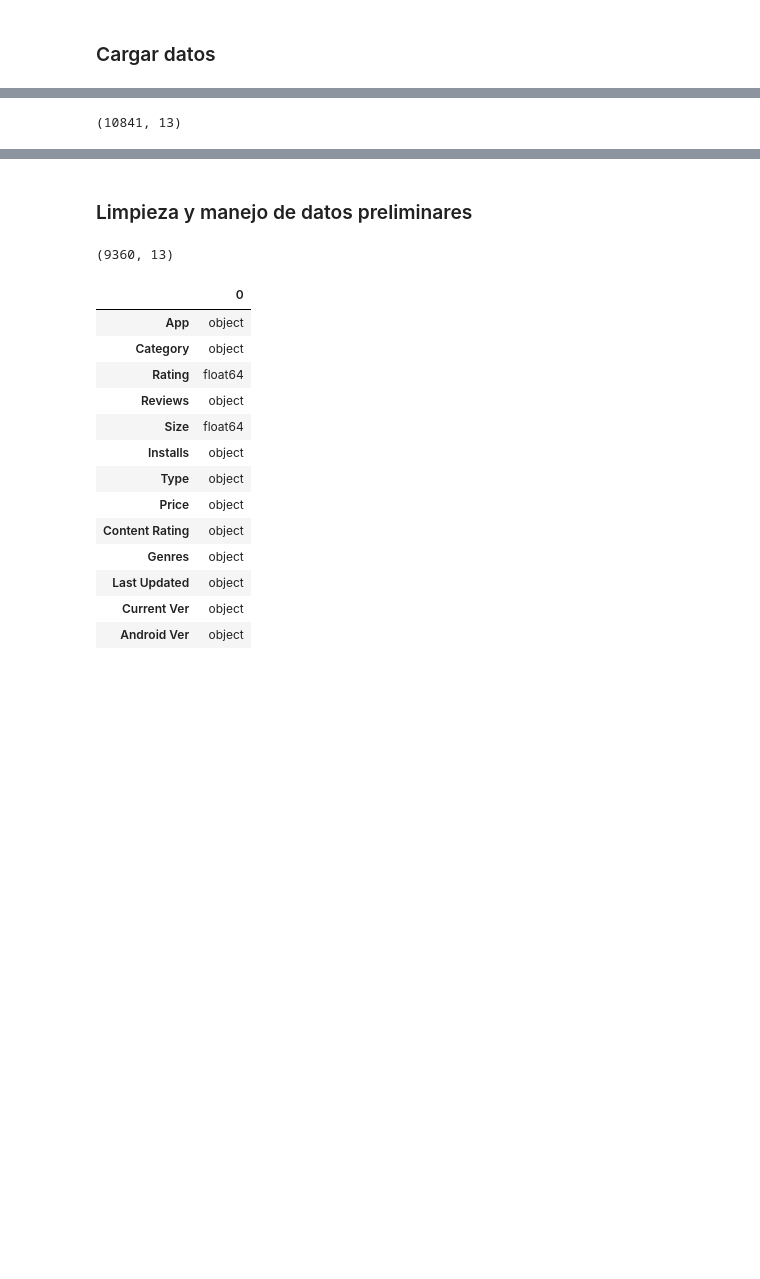
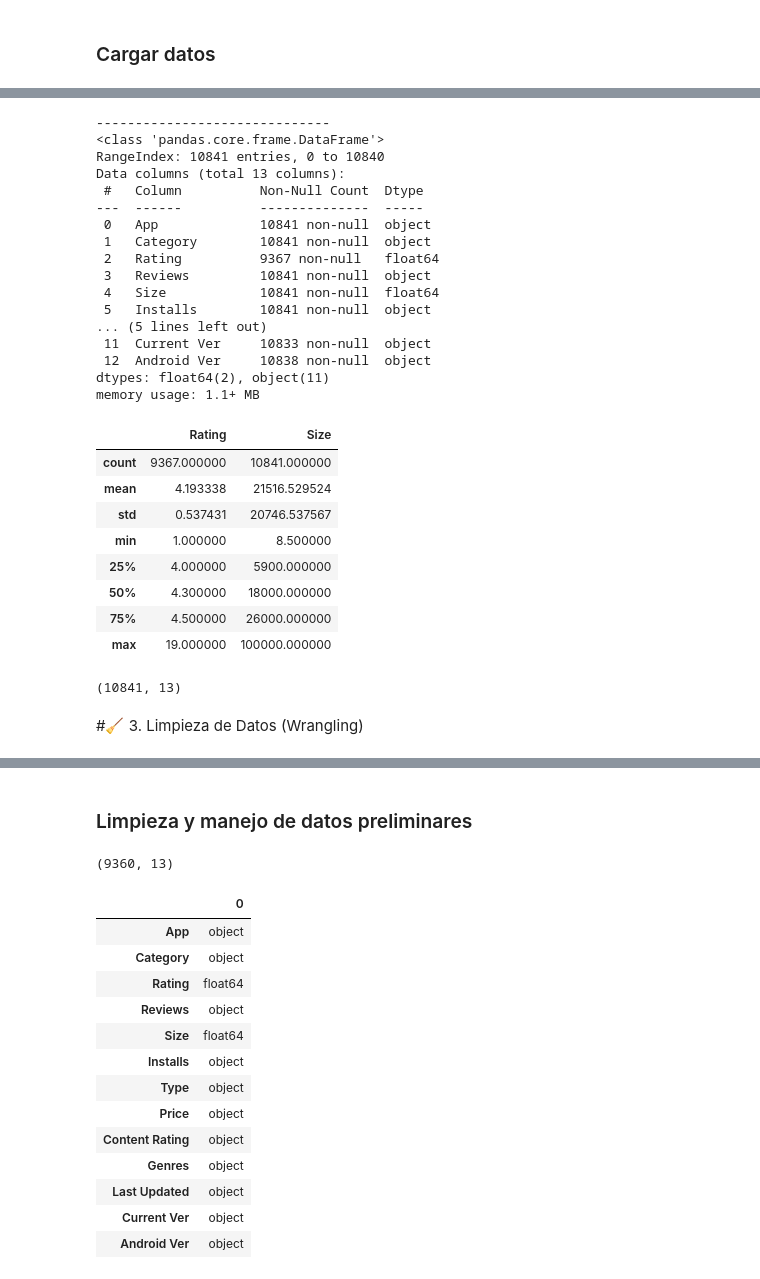
Before and after one commit to Alexander-Luna/Modulo2UIDE, a Jupyter notebook: Week1/P_1_G6.ipynb, the cells around one changed output, grey strips where cells are left out. Drawn from its saved outputs; the diff is of its cells as text; code cells hidden in the pictures; blank space fills up the shorter version.

```diff
--- a/Week1/P_1_G6.ipynb
+++ b/Week1/P_1_G6.ipynb
@@ -85,8 +89,13 @@ googleplaystore_v2. 100%[===================>]   1.31M  --.-KB/s    in 0.008s
 # %% [markdown]
 ### Cargar datos
 # %%
-# URL formato 'raw'
+
+# 🔗 Configuración de la fuente de datos (GitHub Raw)
 url = 'https://raw.githubusercontent.com/Alexander-Luna/Modulo2UIDE/main/Week1/googleplaystore_v2.csv'
+
+# 📥 Carga del dataset
+data = pd.read_csv(url)
+print("✅ Dataset cargado correctamente.")
 
 # Lectura del DataFrame
 data = pd.read_csv(url)
@@ -122,0 +128,13 @@ data.tail()
+# %%
+data.tail()
+
+# 📑 Visualización de los primeros registros
+display(data.head(5))
+
+# 📊 Resumen técnico del DataFrame (Nulos y Tipos de Datos)
+print("-" * 30)
+data.info()
+
+# 📈 Estadísticas rápidas para variables numéricas
+data.describe()
+# %% [output]
@@ -123,4 +147,32 @@ data.tail()
+------------------------------
+<class 'pandas.core.frame.DataFrame'>
+RangeIndex: 10841 entries, 0 to 10840
+Data columns (total 13 columns):
+ #   Column          Non-Null Count  Dtype
+---  ------          --------------  -----
+ 0   App             10841 non-null  object
+ 1   Category        10841 non-null  object
+ 2   Rating          9367 non-null   float64
+ 3   Reviews         10841 non-null  object
+ 4   Size            10841 non-null  float64
+ 5   Installs        10841 non-null  object
+... (5 lines left out)
+ 11  Current Ver     10833 non-null  object
+ 12  Android Ver     10838 non-null  object
+dtypes: float64(2), object(11)
+memory usage: 1.1+ MB
+|  | Rating | Size |
+| count | 9367.000000 | 10841.000000 |
+| mean | 4.193338 | 21516.529524 |
+| std | 0.537431 | 20746.537567 |
+| min | 1.000000 | 8.500000 |
+| 25% | 4.000000 | 5900.000000 |
+| 50% | 4.300000 | 18000.000000 |
+| 75% | 4.500000 | 26000.000000 |
+| max | 19.000000 | 100000.000000 |
 # %%
 data.shape
 # %% [output]
 (10841, 13)
+# %% [markdown]
+#🧹 3. Limpieza de Datos (Wrangling)
```
Also changed, not shown: parts of 17 cells of this notebook.
